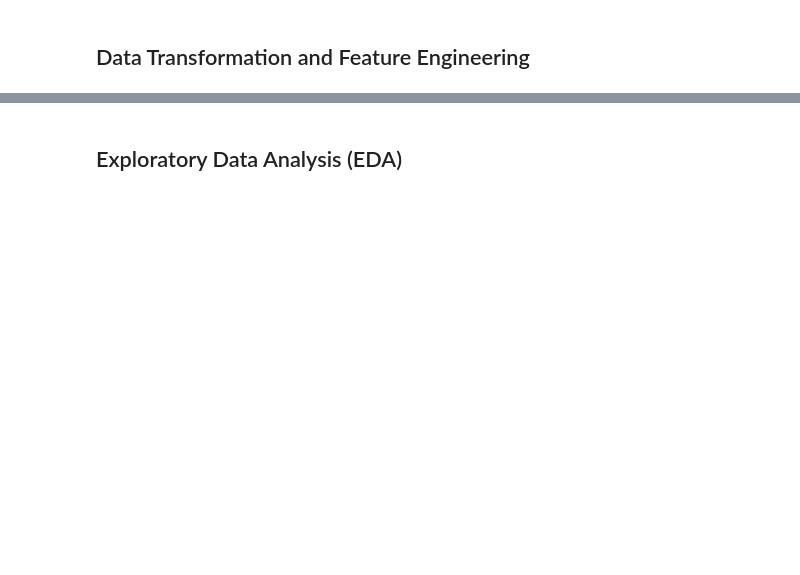
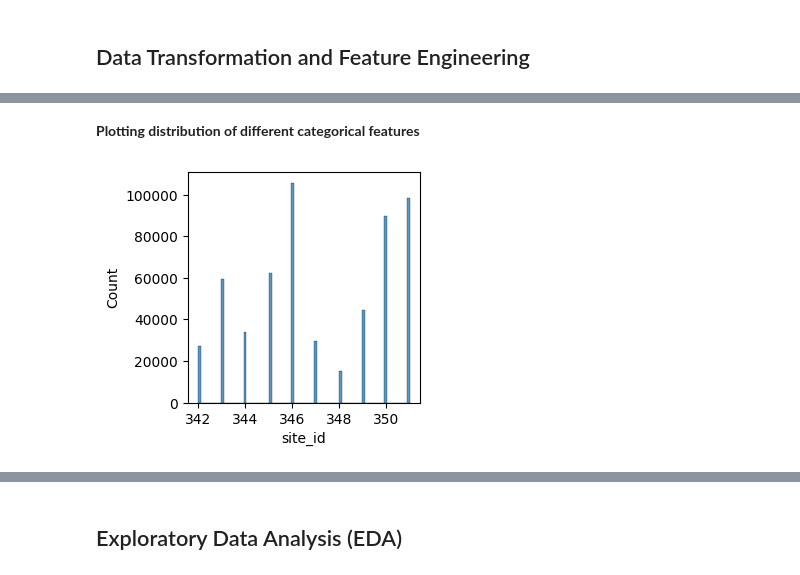
Before and after one commit to anatrof-data/pet-project-adtech, a Jupyter notebook: pet_project_adtech.ipynb, the cells around one changed output, grey strips where cells are left out. Saved outputs shown, nothing was run; the diff lists cells and outputs as text; code cells hidden in the pictures; blank space fills up the shorter version.

```diff
--- a/pet_project_adtech.ipynb
+++ b/pet_project_adtech.ipynb
@@ -73,6 +75,6 @@ Saving dataset-adtech.csv to dataset-adtech.csv
 # %%
-df = pd.read_csv('dataset-adtech.csv')
-df.head()
+dataset = pd.read_csv('dataset-adtech.csv')
+dataset.head()
 # %% [output]
 |  | date | site_id | ad_type_id | geo_id | device_category_id | advertiser_id | order_id | line_item_type_id | ... |
 | 0 | 2019-06-30 00:00:00 | 351 | 10 | 187 | 2 | 84 | 3473 | 19 | ... |
@@ -83,2 +133,14 @@ df.head()
 # %% [markdown]
 ## Data Transformation and Feature Engineering
+# %%
+# Removing non-informative columns
+dataset = dataset.drop('integration_type_id', axis=1)
+dataset = dataset.drop('revenue_share_percent', axis=1)
+# %%
+# Convert the 'date' column to datetime format
+dataset['date'] = pd.to_datetime(dataset['date'])
+# %%
+# Create new features for year, month, and day from the date
+dataset['year'] = dataset['date'].dt.year
+dataset['month'] = dataset['date'].dt.month
+dataset['day'] = dataset['date'].dt.day
@@ -84,0 +175,8 @@ df.head()
+# %% [markdown]
+**Plotting distribution of different categorical features**
+# %%
+plt.figure(figsize=(3,3))
+sns.histplot(dataset, x='site_id')
+plt.show()
+# %% [output]
+[figure, added]
```
Also changed, not shown: parts of 43 cells of this notebook.
